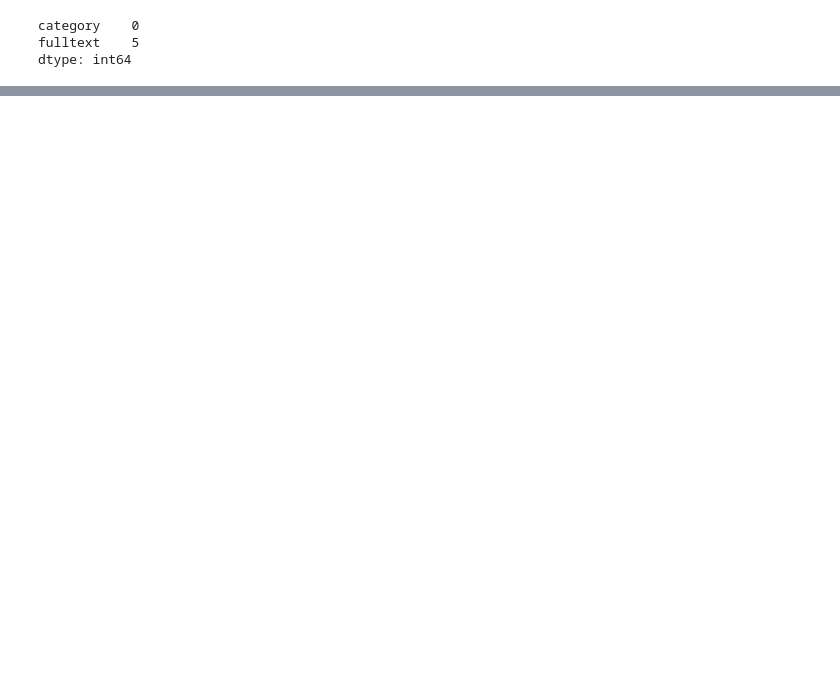
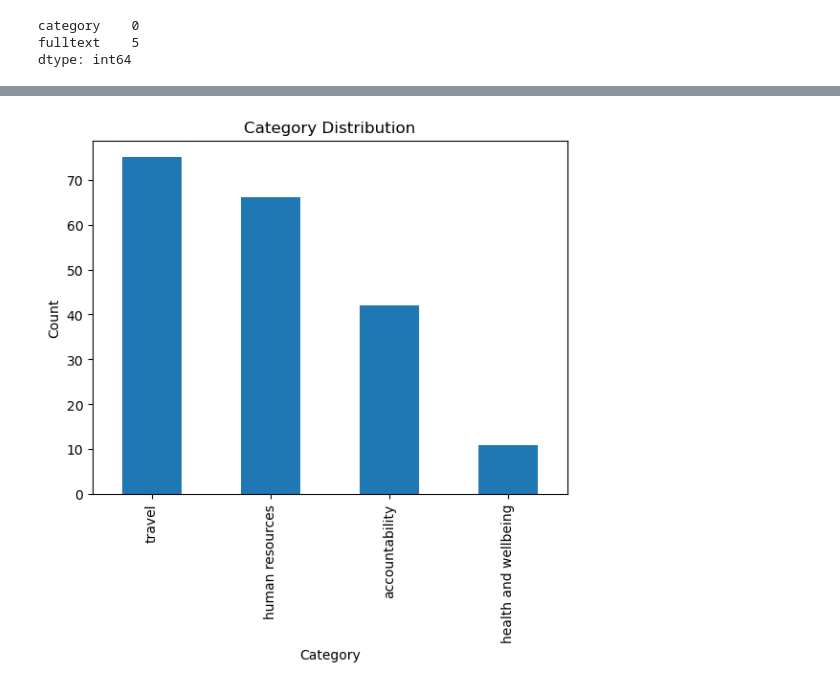
Before and after one commit to cdungca/document-classifier, a Jupyter notebook: main.ipynb, the cells around one changed output, grey strips where cells are left out. Cells and saved outputs as stored; diff of their text form; code cells hidden in the pictures; blank space fills up the shorter version.

```diff
--- a/main.ipynb
+++ b/main.ipynb
@@ -74,0 +96,9 @@ df = df.dropna()
+# %%
+# category distribution
+Corpus['category'].value_counts().plot(kind='bar')
+plt.xlabel('Category')
+plt.ylabel('Count')
+plt.title('Category Distribution')
+plt.show()
+# %% [output]
+[figure, added]
```
Also changed, not shown: parts of 51 cells of this notebook, 1 other file.
